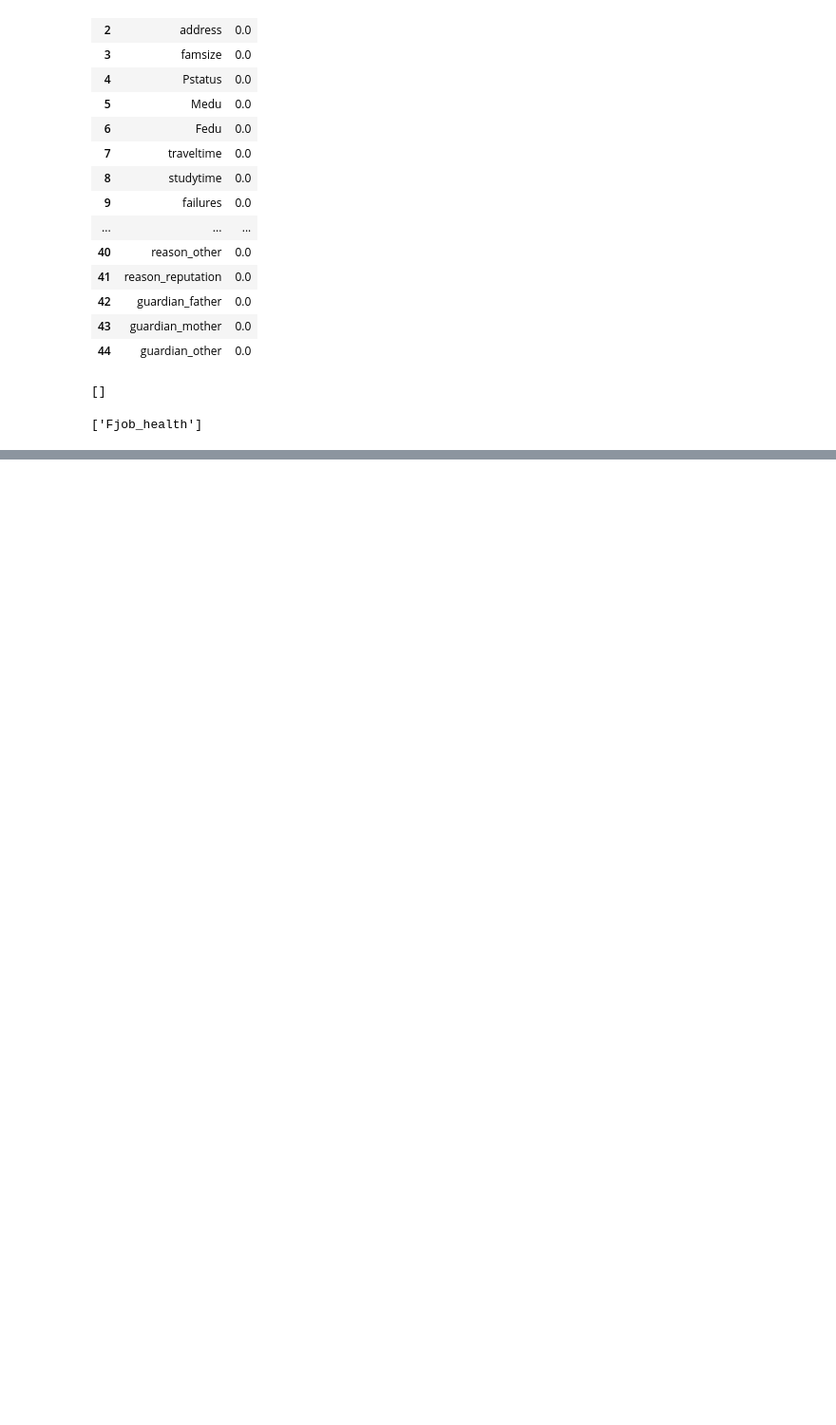
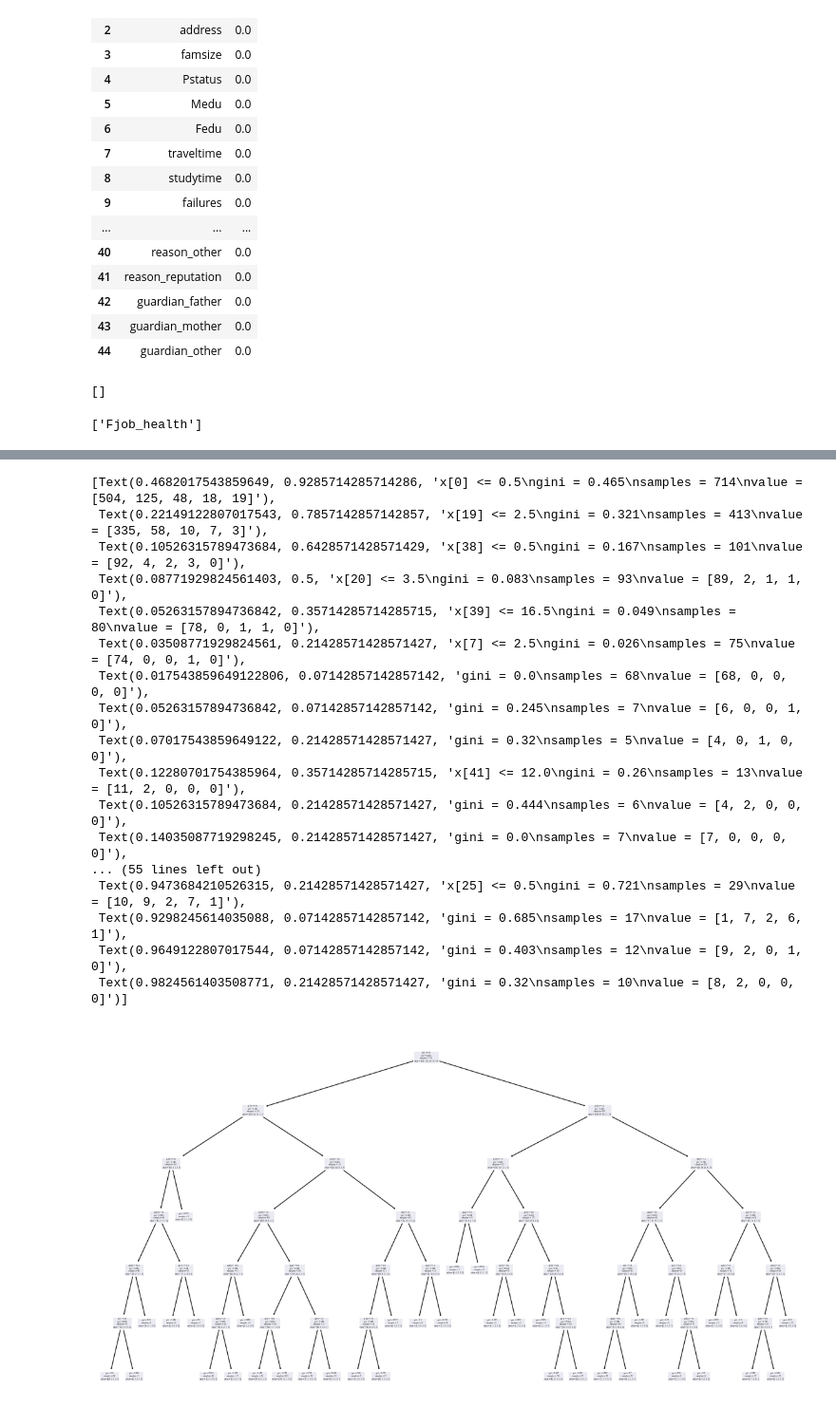
Before and after one commit to ViKarp/students, a Jupyter notebook: Analis.ipynb, the cells around one changed output, grey strips where cells are left out. Shown at 95% size. Drawn from its saved outputs; the diff is of its cells as text; code cells hidden in the pictures; blank space fills up the shorter version.

```diff
--- a/Analis.ipynb
+++ b/Analis.ipynb
@@ -448,0 +647,24 @@ tree_class_model.score(mX_test_1,mY_test_1)
+# %%
+from sklearn import tree
+from sklearn.tree import plot_tree
+fig, ax = plt.subplots(1, 1, figsize=(15, 8))
+tree.plot_tree(tree_class_model_alc)
+# %% [output]
+[Text(0.4682017543859649, 0.9285714285714286, 'x[0] <= 0.5\ngini = 0.465\nsamples = 714\nvalue = [504, 125, 48, 18, 19]'),
+ Text(0.22149122807017543, 0.7857142857142857, 'x[19] <= 2.5\ngini = 0.321\nsamples = 413\nvalue = [335, 58, 10, 7, 3]'),
+ Text(0.10526315789473684, 0.6428571428571429, 'x[38] <= 0.5\ngini = 0.167\nsamples = 101\nvalue = [92, 4, 2, 3, 0]'),
+ Text(0.08771929824561403, 0.5, 'x[20] <= 3.5\ngini = 0.083\nsamples = 93\nvalue = [89, 2, 1, 1, 0]'),
+ Text(0.05263157894736842, 0.35714285714285715, 'x[39] <= 16.5\ngini = 0.049\nsamples = 80\nvalue = [78, 0, 1, 1, 0]'),
+ Text(0.03508771929824561, 0.21428571428571427, 'x[7] <= 2.5\ngini = 0.026\nsamples = 75\nvalue = [74, 0, 0, 1, 0]'),
+ Text(0.017543859649122806, 0.07142857142857142, 'gini = 0.0\nsamples = 68\nvalue = [68, 0, 0, 0, 0]'),
+ Text(0.05263157894736842, 0.07142857142857142, 'gini = 0.245\nsamples = 7\nvalue = [6, 0, 0, 1, 0]'),
+ Text(0.07017543859649122, 0.21428571428571427, 'gini = 0.32\nsamples = 5\nvalue = [4, 0, 1, 0, 0]'),
+ Text(0.12280701754385964, 0.35714285714285715, 'x[41] <= 12.0\ngini = 0.26\nsamples = 13\nvalue = [11, 2, 0, 0, 0]'),
+ Text(0.10526315789473684, 0.21428571428571427, 'gini = 0.444\nsamples = 6\nvalue = [4, 2, 0, 0, 0]'),
+ Text(0.14035087719298245, 0.21428571428571427, 'gini = 0.0\nsamples = 7\nvalue = [7, 0, 0, 0, 0]'),
+... (55 lines left out)
+ Text(0.9473684210526315, 0.21428571428571427, 'x[25] <= 0.5\ngini = 0.721\nsamples = 29\nvalue = [10, 9, 2, 7, 1]'),
+ Text(0.9298245614035088, 0.07142857142857142, 'gini = 0.685\nsamples = 17\nvalue = [1, 7, 2, 6, 1]'),
+ Text(0.9649122807017544, 0.07142857142857142, 'gini = 0.403\nsamples = 12\nvalue = [9, 2, 0, 1, 0]'),
+ Text(0.9824561403508771, 0.21428571428571427, 'gini = 0.32\nsamples = 10\nvalue = [8, 2, 0, 0, 0]')]
+[figure, added]
```
Also changed, not shown: parts of 43 cells of this notebook.
